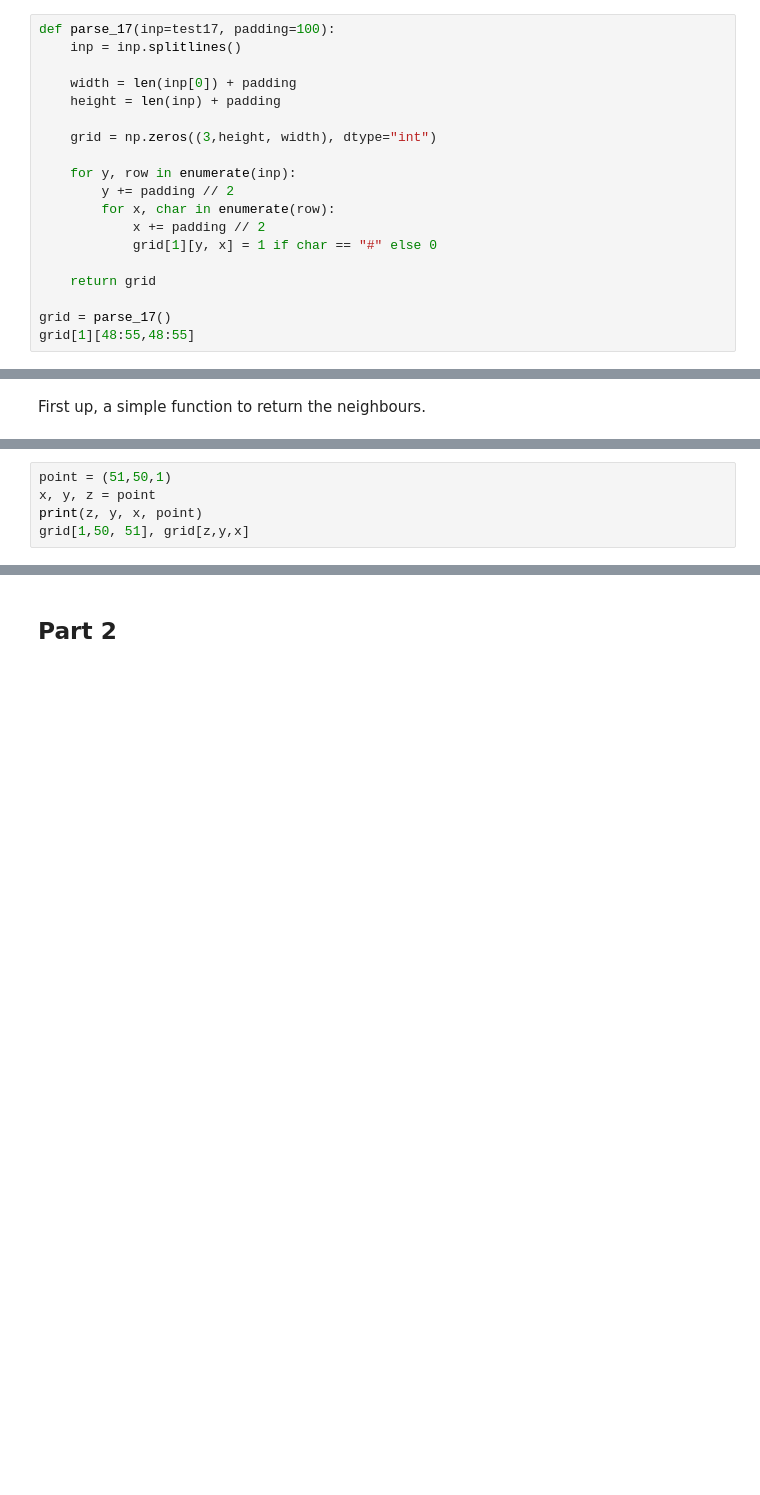
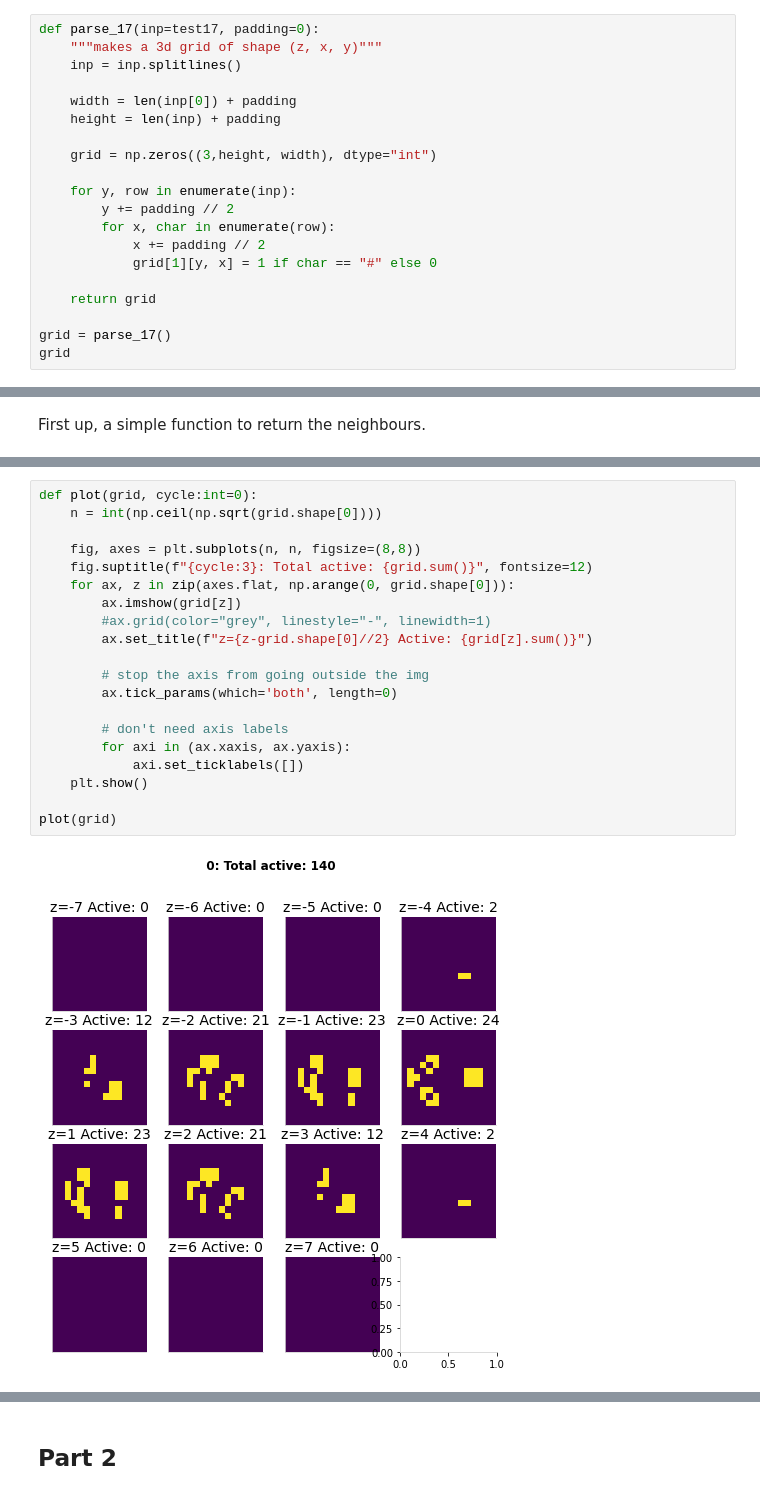
Before and after one commit to khalido/adventofcode, a Jupyter notebook: advent2020/day17.ipynb, the cells around one changed output, grey strips where cells are left out. Cells and saved outputs as stored; diff of their text form; blank space fills up the shorter version.

```diff
--- a/advent2020/day17.ipynb
+++ b/advent2020/day17.ipynb
@@ -36,5 +42,6 @@ To represent the grid, I'm going to use numpy:
 # %%
-def parse_17(inp=test17, padding=100):
+def parse_17(inp=test17, padding=0):
+    """makes a 3d grid of shape (z, x, y)"""
     inp = inp.splitlines()
 
     width = len(inp[0]) + padding
@@ -51,5 +58,5 @@ def parse_17(inp=test17, padding=100):
     return grid
 
 grid = parse_17()
-grid[1][48:55,48:55]
+grid
 # %% [output]
@@ -87,5 +75,0 @@ array([[[0, 0, 0, 0],
-# %%
-point = (51,50,1)
-x, y, z = point
-print(z, y, x, point)
-grid[1,50, 51], grid[z,y,x]
@@ -141,0 +120,22 @@ solve_6(inp6)
+# %%
+def plot(grid, cycle:int=0):
+    n = int(np.ceil(np.sqrt(grid.shape[0])))
+
+    fig, axes = plt.subplots(n, n, figsize=(8,8))
+    fig.suptitle(f"{cycle:3}: Total active: {grid.sum()}", fontsize=12)
+    for ax, z in zip(axes.flat, np.arange(0, grid.shape[0])):
+        ax.imshow(grid[z])
+        #ax.grid(color="grey", linestyle="-", linewidth=1)
+        ax.set_title(f"z={z-grid.shape[0]//2} Active: {grid[z].sum()}")
+
+        # stop the axis from going outside the img
+        ax.tick_params(which='both', length=0)
+
+        # don't need axis labels
+        for axi in (ax.xaxis, ax.yaxis):
+            axi.set_ticklabels([])
+    plt.show()
+
+plot(grid)
+# %% [output]
+[figure, added]
```
Also changed, not shown: parts of 27 cells of this notebook, 1 other file.
